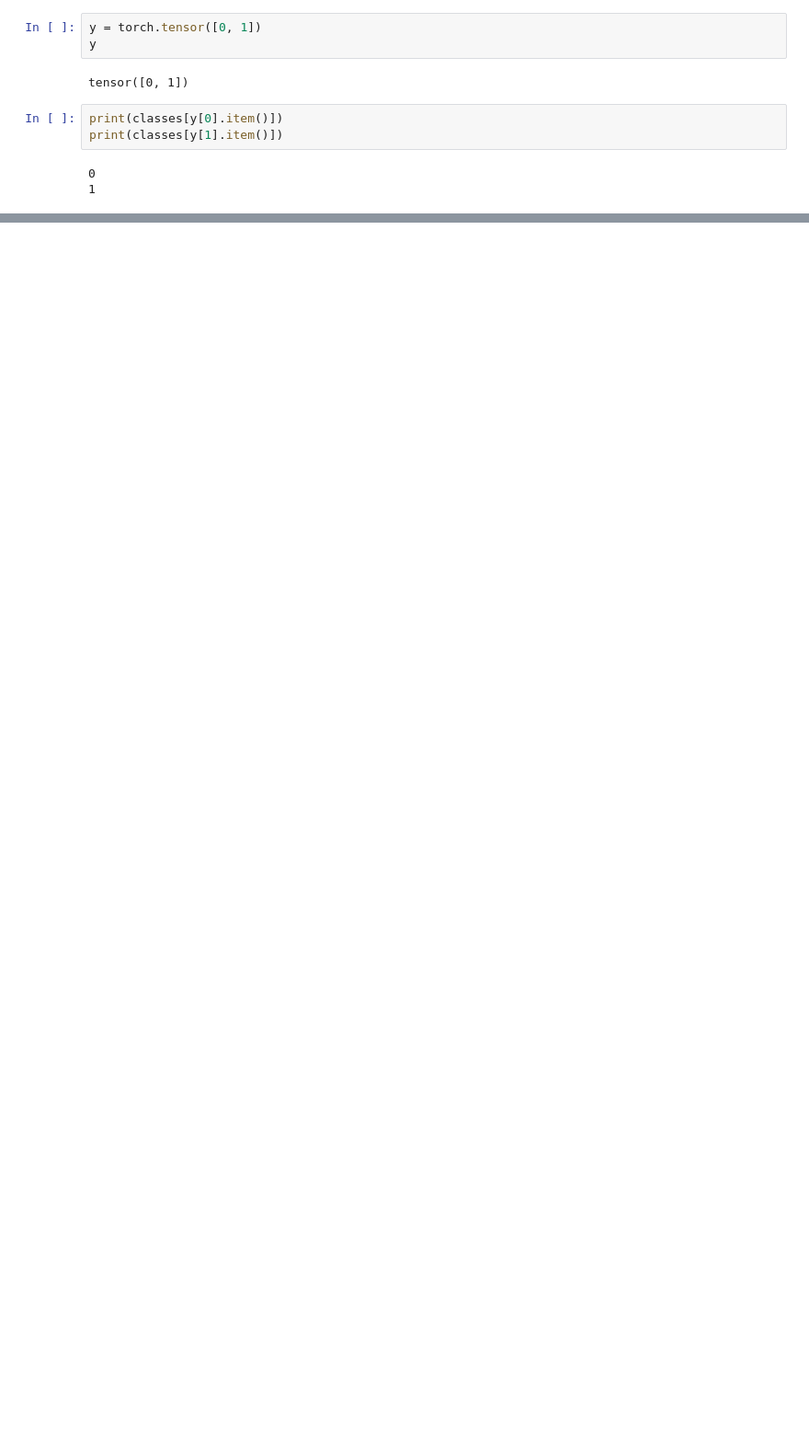
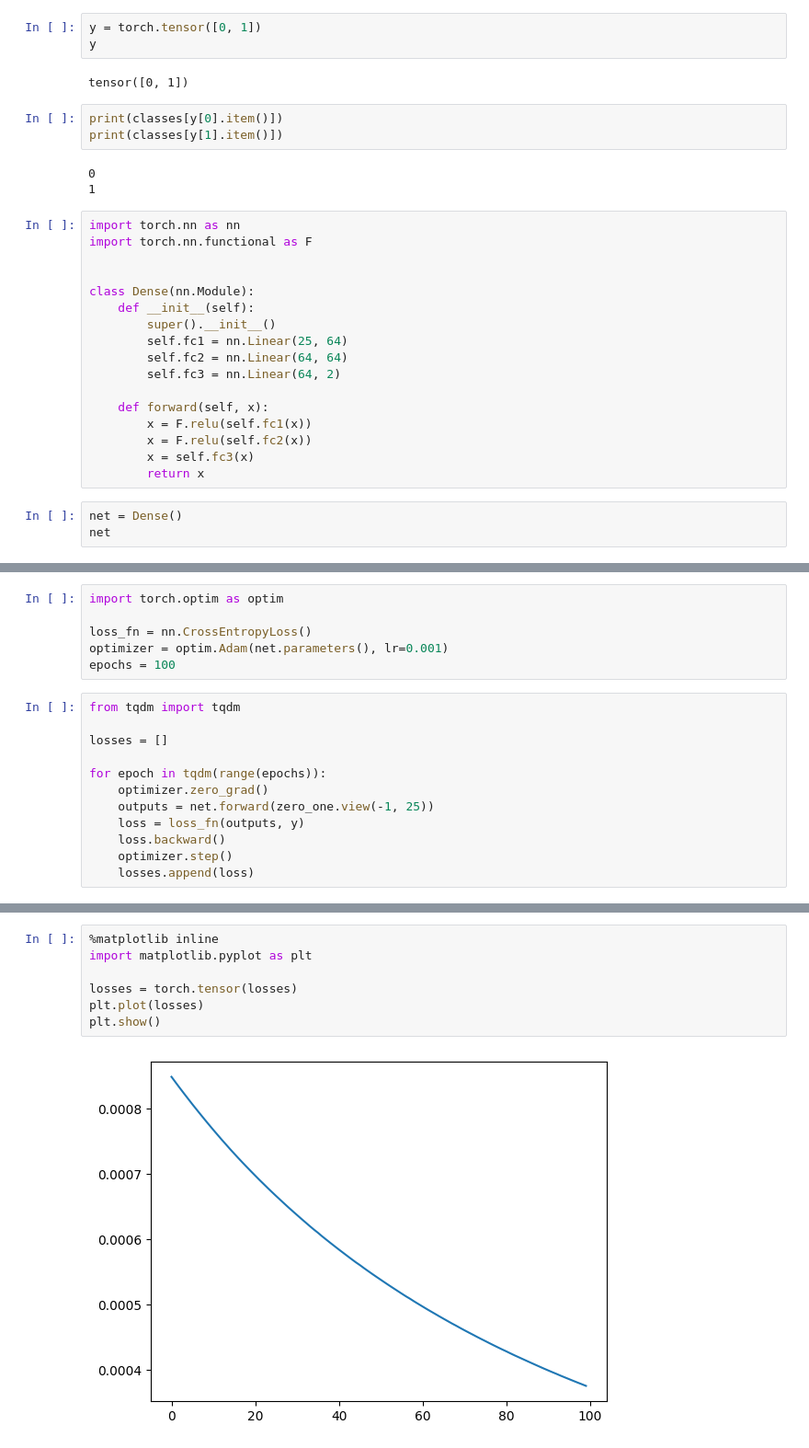
Before and after one commit to kagami-tsukimura/pytorch-deeplearning, a Jupyter notebook: 1_fnn/ex.ipynb, the cells around one changed output, grey strips where cells are left out. Shown: that part at 92% size. Drawn from its saved outputs; the diff is of its cells as text; blank space fills up the shorter version.

```diff
--- a/1_fnn/ex.ipynb
+++ b/1_fnn/ex.ipynb
@@ -111,3 +111,23 @@ print(classes[y[1].item()])
 # %% [output]
 0
 1
+# %%
+import torch.nn as nn
+import torch.nn.functional as F
+
+
+class Dense(nn.Module):
+    def __init__(self):
+        super().__init__()
+        self.fc1 = nn.Linear(25, 64)
+        self.fc2 = nn.Linear(64, 64)
+        self.fc3 = nn.Linear(64, 2)
+
+    def forward(self, x):
+        x = F.relu(self.fc1(x))
+        x = F.relu(self.fc2(x))
+        x = self.fc3(x)
+        return x
+# %%
+net = Dense()
+net
@@ -113,0 +149,18 @@ print(classes[y[1].item()])
+# %%
+import torch.optim as optim
+
+loss_fn = nn.CrossEntropyLoss()
+optimizer = optim.Adam(net.parameters(), lr=0.001)
+epochs = 100
+# %%
+from tqdm import tqdm
+
+losses = []
+
+for epoch in tqdm(range(epochs)):
+    optimizer.zero_grad()
+    outputs = net.forward(zero_one.view(-1, 25))
+    loss = loss_fn(outputs, y)
+    loss.backward()
+    optimizer.step()
+    losses.append(loss)
@@ -113,0 +171,9 @@ print(classes[y[1].item()])
+# %%
+%matplotlib inline
+import matplotlib.pyplot as plt
+
+losses = torch.tensor(losses)
+plt.plot(losses)
+plt.show()
+# %% [output]
+[figure, added]
```
Also changed, not shown: parts of 5 cells of this notebook.
